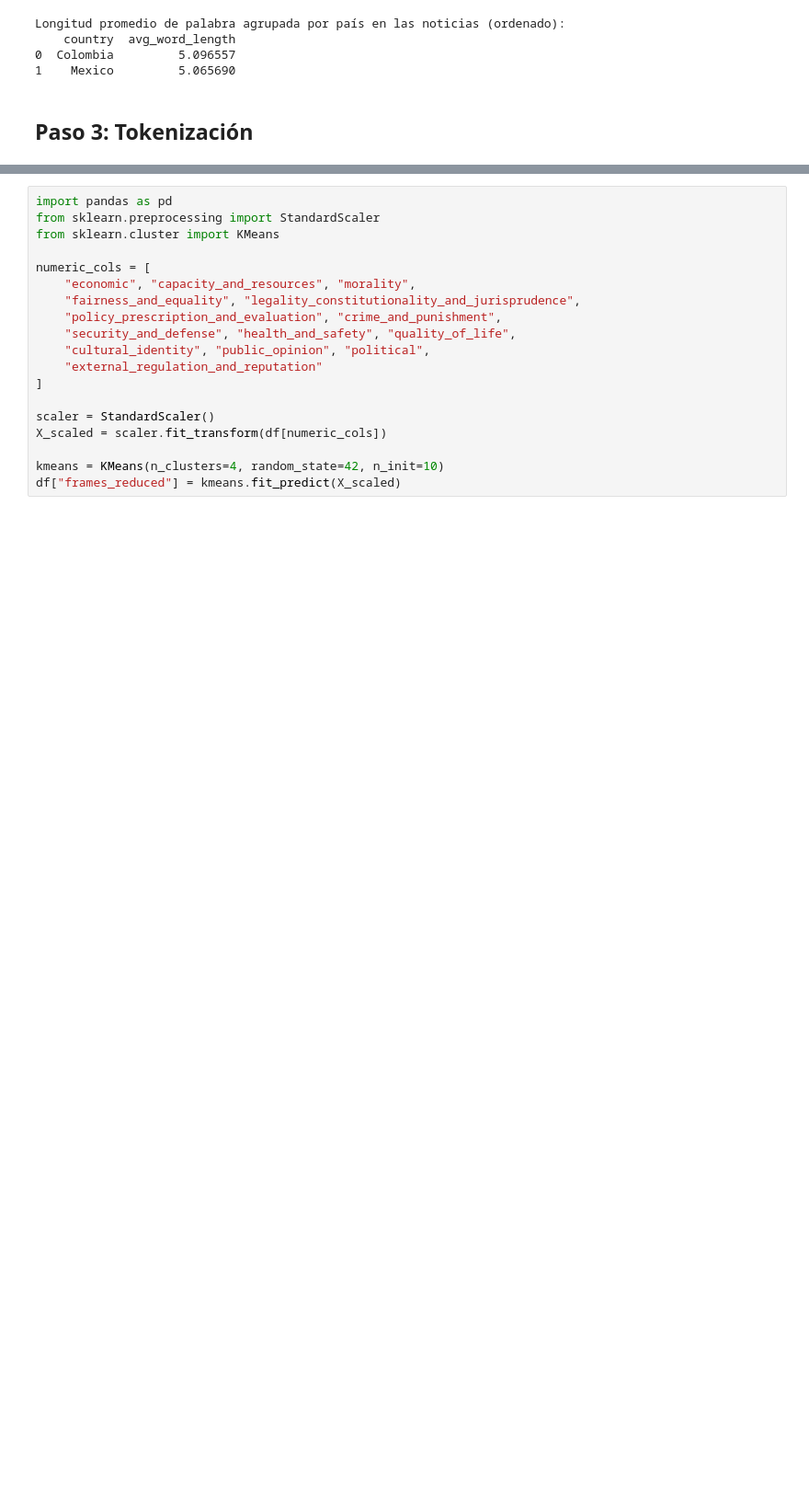
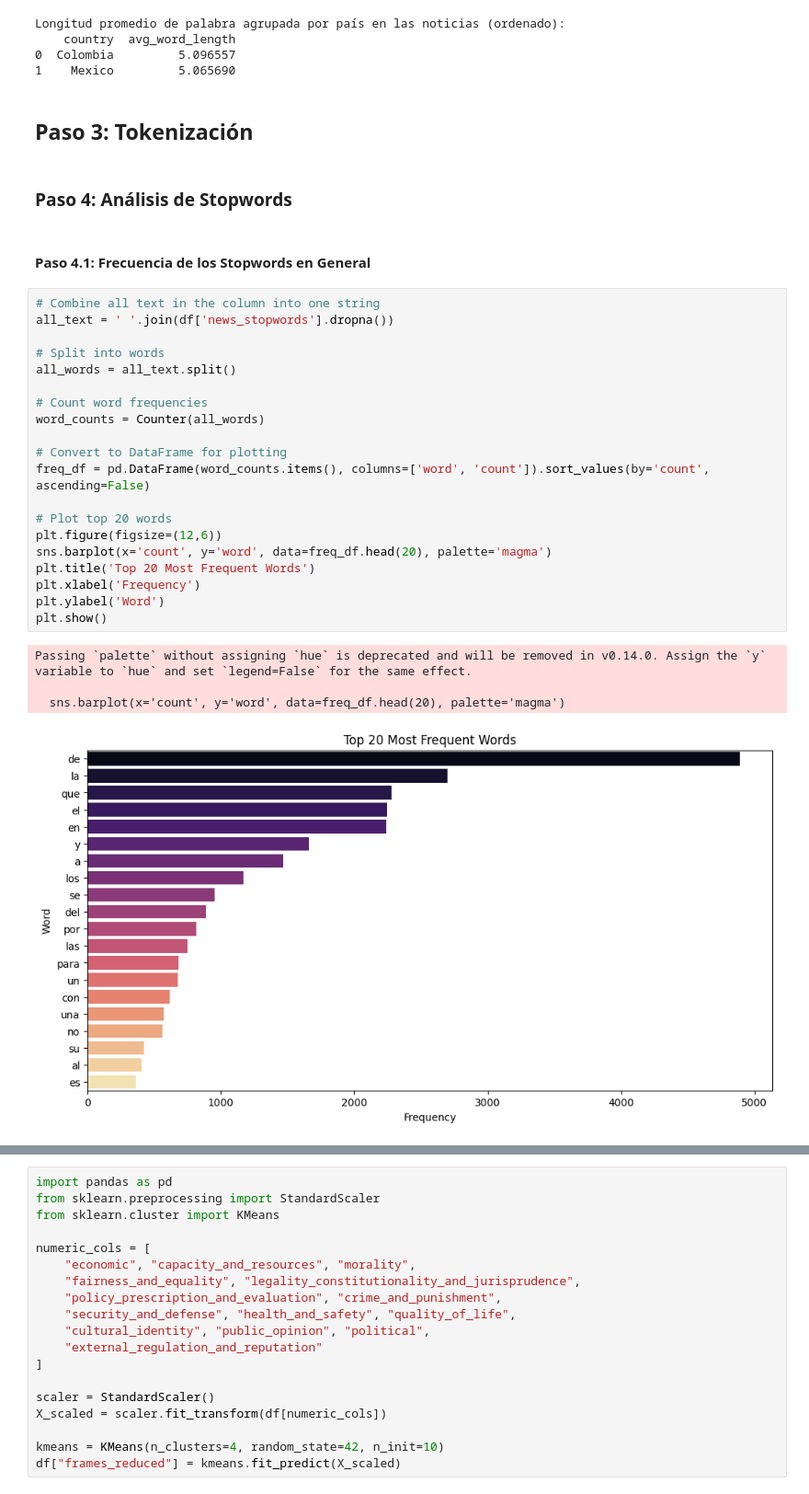
Before and after one commit to BlueAutomata/tesis-optimizacion-de-modelos-de-question-answering, a Jupyter notebook: Notebooks/EDA.ipynb, the cells around one changed output, grey strips where cells are left out. Shown at 92% size. Saved outputs shown, nothing was run; the diff lists cells and outputs as text; blank space fills up the shorter version.

Commit message:
add more graphs

```diff
--- a/Notebooks/EDA.ipynb
+++ b/Notebooks/EDA.ipynb
@@ -694,3 +682,32 @@ Longitud promedio de palabra agrupada por país en las noticias (ordenado):
 1    Mexico         5.065690
 # %% [markdown]
 ## Paso 3: Tokenización
+# %% [markdown]
+### Paso 4: Análisis de Stopwords
+# %% [markdown]
+#### Paso 4.1: Frecuencia de los Stopwords en General
+# %%
+# Combine all text in the column into one string
+all_text = ' '.join(df['news_stopwords'].dropna())
+
+# Split into words
+all_words = all_text.split()
+
+# Count word frequencies
+word_counts = Counter(all_words)
+
+# Convert to DataFrame for plotting
+freq_df = pd.DataFrame(word_counts.items(), columns=['word', 'count']).sort_values(by='count', ascending=False)
+
+# Plot top 20 words
+plt.figure(figsize=(12,6))
+sns.barplot(x='count', y='word', data=freq_df.head(20), palette='magma')
+plt.title('Top 20 Most Frequent Words')
+plt.xlabel('Frequency')
+plt.ylabel('Word')
+plt.show()
+# %% [output]
+Passing `palette` without assigning `hue` is deprecated and will be removed in v0.14.0. Assign the `y` variable to `hue` and set `legend=False` for the same effect.
+
+  sns.barplot(x='count', y='word', data=freq_df.head(20), palette='magma')
+[figure, added]
```
Also changed, not shown: parts of 18 cells of this notebook.
